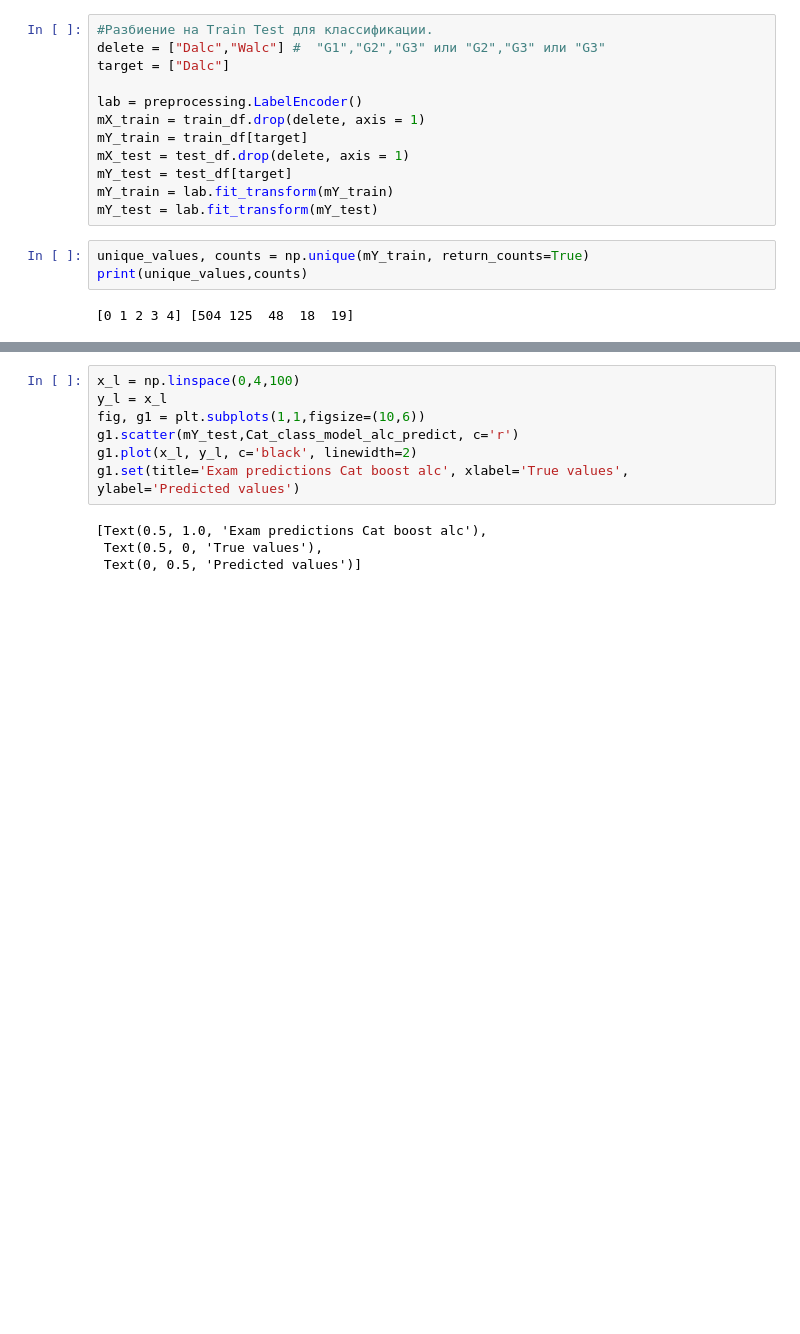
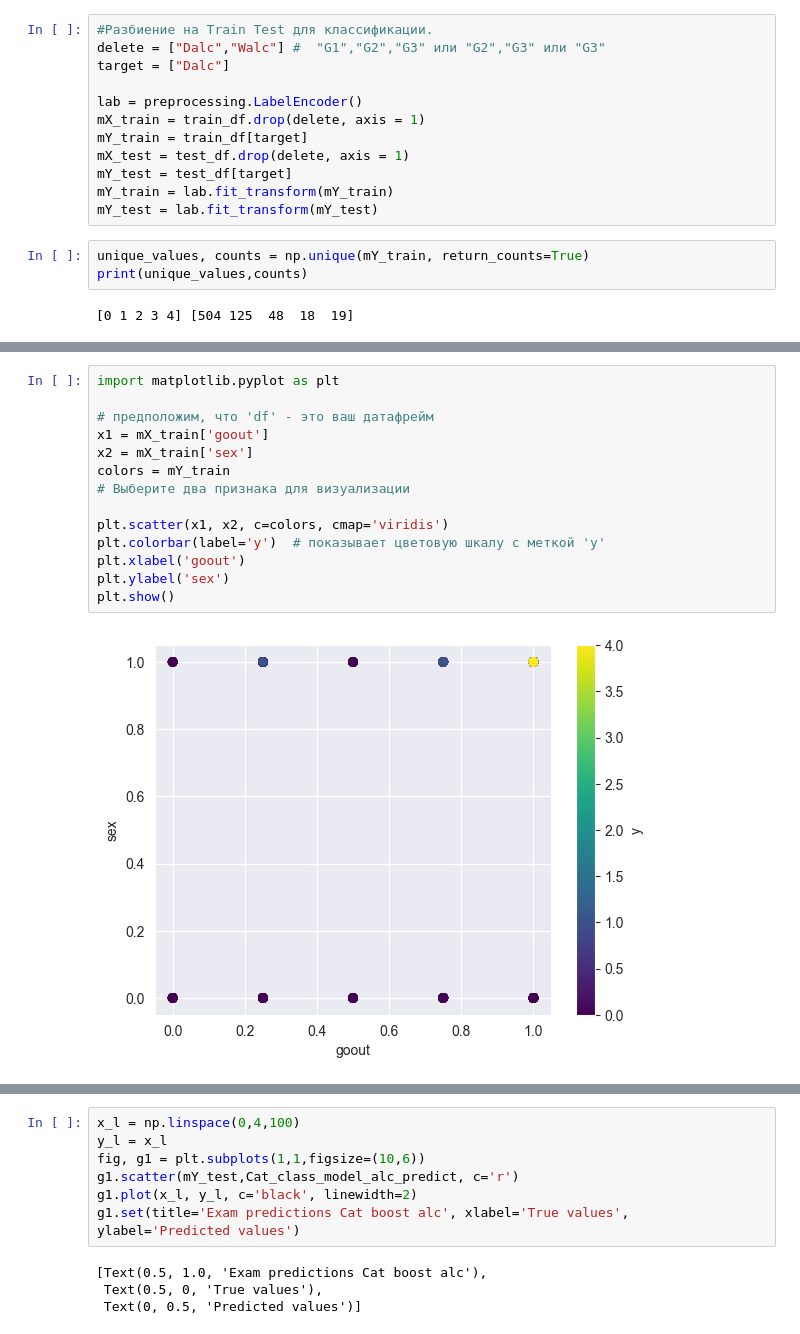
Before and after one commit to ViKarp/students, a Jupyter notebook: Analis.ipynb, the cells around one changed output, grey strips where cells are left out. Cells and saved outputs as stored; diff of their text form; blank space fills up the shorter version.

```diff
--- a/Analis.ipynb
+++ b/Analis.ipynb
@@ -627,0 +770,16 @@ Logic_model_alc.score(mX_test,mY_test)
+# %%
+import matplotlib.pyplot as plt
+
+# предположим, что 'df' - это ваш датафрейм
+x1 = mX_train['goout']
+x2 = mX_train['sex']
+colors = mY_train
+# Выберите два признака для визуализации
+
+plt.scatter(x1, x2, c=colors, cmap='viridis')
+plt.colorbar(label='y')  # показывает цветовую шкалу с меткой 'y'
+plt.xlabel('goout')
+plt.ylabel('sex')
+plt.show()
+# %% [output]
+[figure, added]
```
Also changed, not shown: parts of 43 cells of this notebook.
